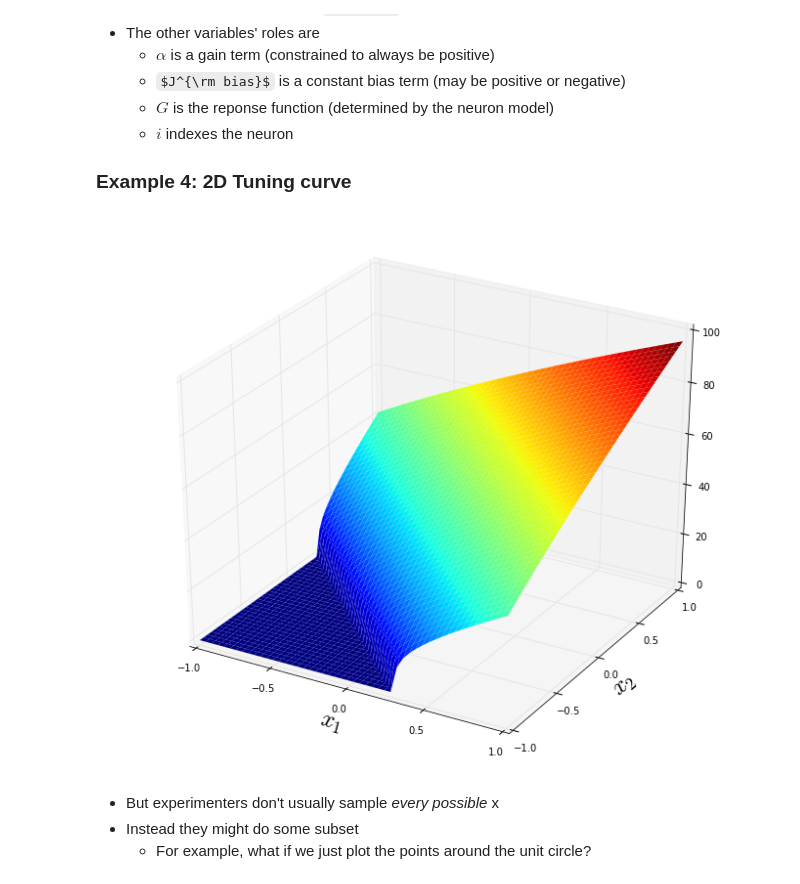
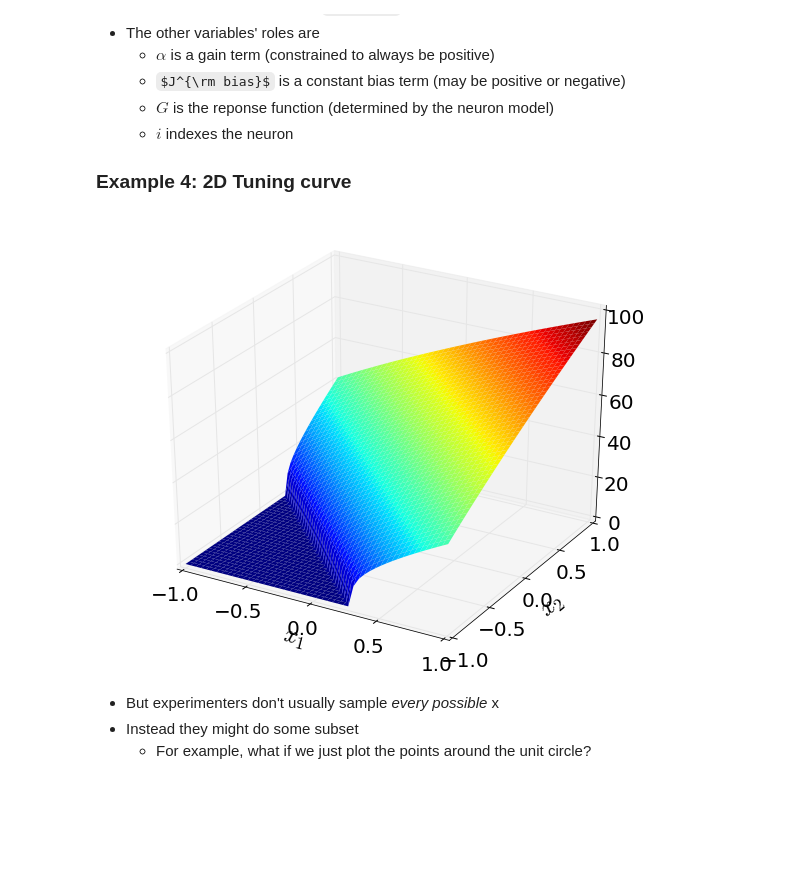
Before and after one commit to Stanford-BIS/syde556, a Jupyter notebook: EE 304 Lecture 2 Representation.ipynb, the cells around one changed output. Saved outputs shown, nothing was run; the diff lists cells and outputs as text; code cells hidden in the pictures; some formulas as TeX source; blank space fills up the shorter version.

```diff
--- a/EE 304 Lecture 2 Representation.ipynb
+++ b/EE 304 Lecture 2 Representation.ipynb
@@ -181,10 +181,14 @@ YouTubeVideo('hxdPdKbqm_I', width=720, height=400, loop=1, autoplay=0)
 import numpy
 import nengo
 import matplotlib
-matplotlib.rc('xtick',labelsize=20)
-matplotlib.rc('ytick',labelsize=20)
-matplotlib.rcParams.update({'font.size':20})
+# matplotlib.rc('xtick',labelsize=20)
+# matplotlib.rc('ytick',labelsize=20)
+# matplotlib.rcParams.update({'font.size':20})
 import matplotlib.pyplot as plt
+plt.rcParams['axes.labelsize'] = 24
+plt.rcParams['axes.titlesize'] = 24
+plt.rcParams['xtick.labelsize'] = 20
+plt.rcParams['ytick.labelsize'] = 20
 %matplotlib inline
 
 n = nengo.neurons.RectifiedLinear() #n is a Nengo LIF neuron, these are defaults
@@ -193,6 +197,6 @@ J = numpy.linspace(-1,1,100)
 
 plt.figure(figsize=(8,6))
 plt.plot(J, n.rates(J, gain=100, bias=-25))
-plt.xlabel('J (current)')
+plt.xlabel('$J$ (current)')
 plt.ylabel('$a$ (Hz)');
 # %% [output]
@@ -287,23 +291,23 @@ How about nonmonotonic tuning curves?
 # %%
 n = nengo.neurons.LIFRate()
 
 e = numpy.array([1.0, 1.0])
 e = e/numpy.linalg.norm(e)
 
 a = numpy.linspace(-1,1,50)
 b = numpy.linspace(-1,1,50)
 
 X,Y = numpy.meshgrid(a, b)
 
 from mpl_toolkits.mplot3d.axes3d import Axes3D
-fig = plt.figure(figsize=(12,10))
+fig = plt.figure(figsize=(10,8))
 ax = fig.add_subplot(1, 1, 1, projection='3d')
 p = ax.plot_surface(X, Y, n.rates((X*e[0]+Y*e[1]), gain=1, bias=1.5),
                     linewidth=0, cstride=1, rstride=1, cmap=plt.cm.jet)
-ax.set_xlabel(r'$x_1$', fontsize=24);
-ax.set_ylabel(r'$x_2$', fontsize=24);
+ax.set_xlabel('$x_1$')
+ax.set_ylabel('$x_2$');
 # %% [output]
-[figure, old version]
+[figure, new version]
 # %% [markdown]
 - But experimenters don't usually sample *every possible* x
 - Instead they might do some subset
```
Also changed, not shown: parts of 14 cells of this notebook, 6 other files.
